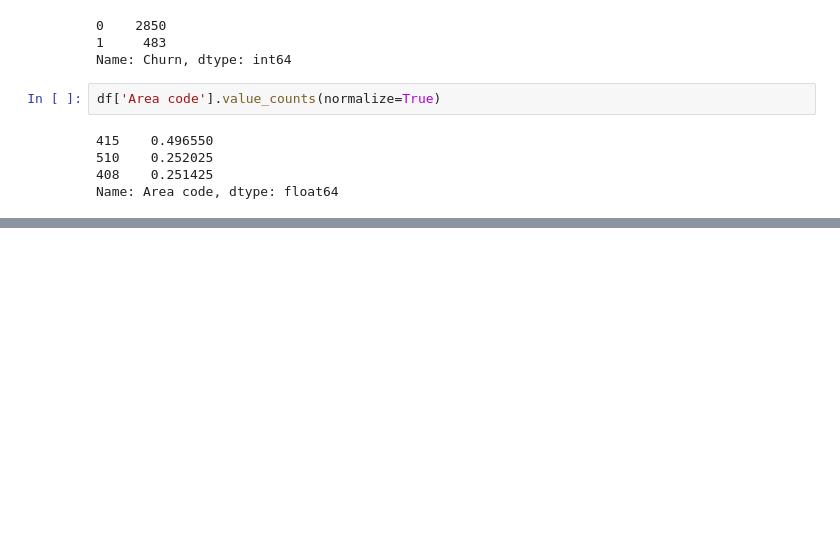
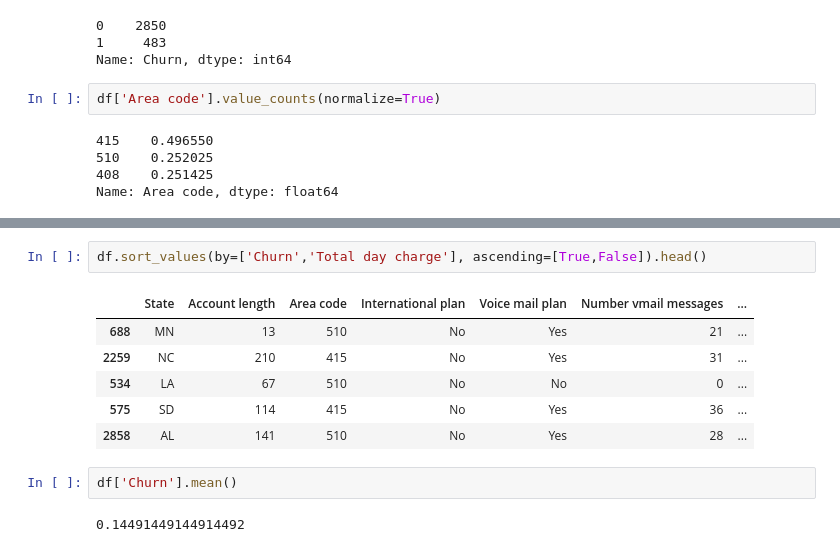
Before and after one commit to ns-m/data_analysis, a Jupyter notebook: KMV_Module1_Task2.ipynb, the cells around one changed output, grey strips where cells are left out. Saved outputs shown, nothing was run; the diff lists cells and outputs as text; blank space fills up the shorter version.

```diff
--- a/KMV_Module1_Task2.ipynb
+++ b/KMV_Module1_Task2.ipynb
@@ -106,0 +116,13 @@ Name: Area code, dtype: float64
+# %%
+df.sort_values(by=['Churn','Total day charge'], ascending=[True,False]).head()
+# %% [output]
+|  | State | Account length | Area code | International plan | Voice mail plan | Number vmail messages | ... |
+| 688 | MN | 13 | 510 | No | Yes | 21 | ... |
+| 2259 | NC | 210 | 415 | No | Yes | 31 | ... |
+| 534 | LA | 67 | 510 | No | No | 0 | ... |
+| 575 | SD | 114 | 415 | No | Yes | 36 | ... |
+| 2858 | AL | 141 | 510 | No | Yes | 28 | ... |
+# %%
+df['Churn'].mean()
+# %% [output]
+0.14491449144914492
```
Also changed, not shown: parts of 7 cells of this notebook.
